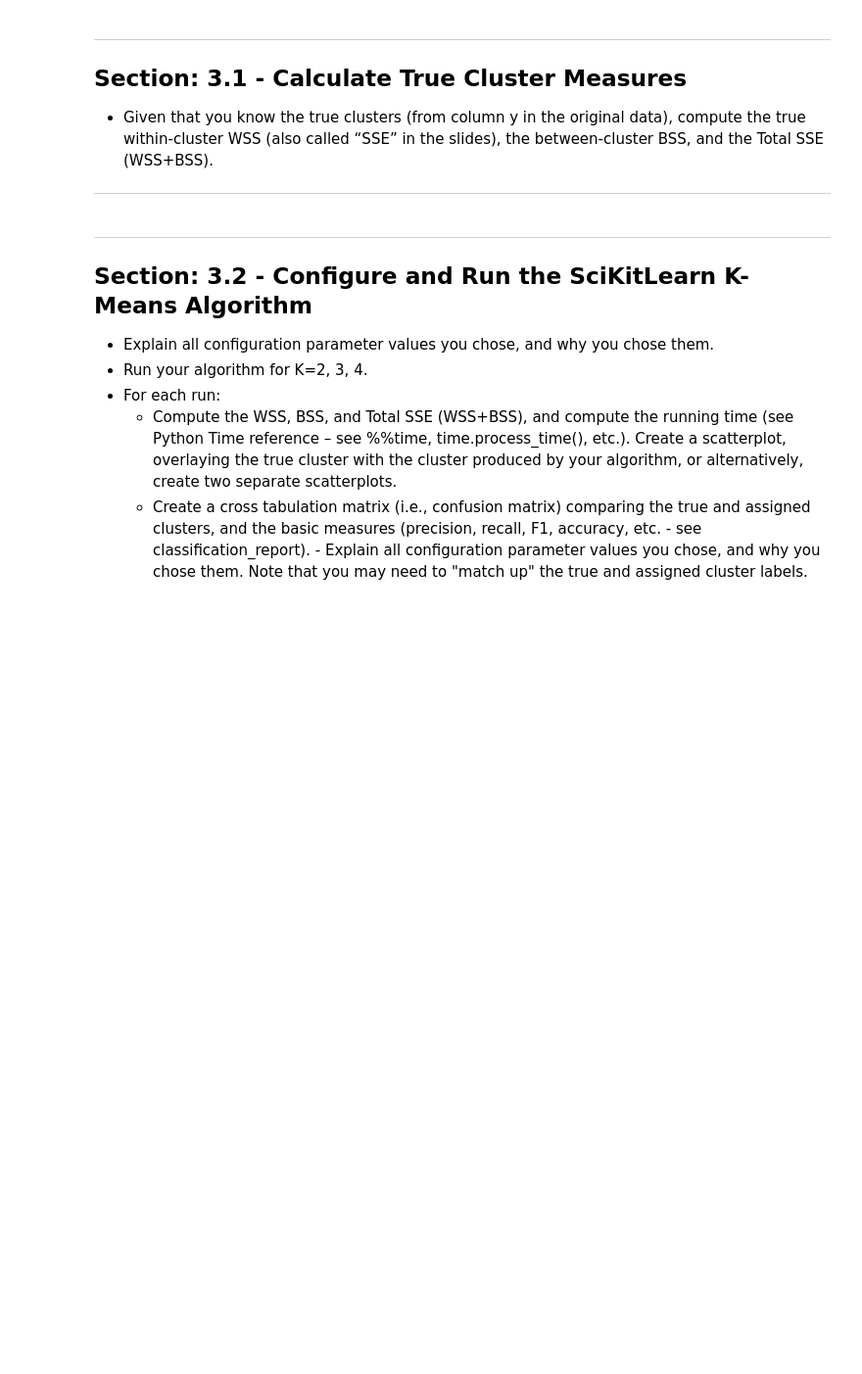
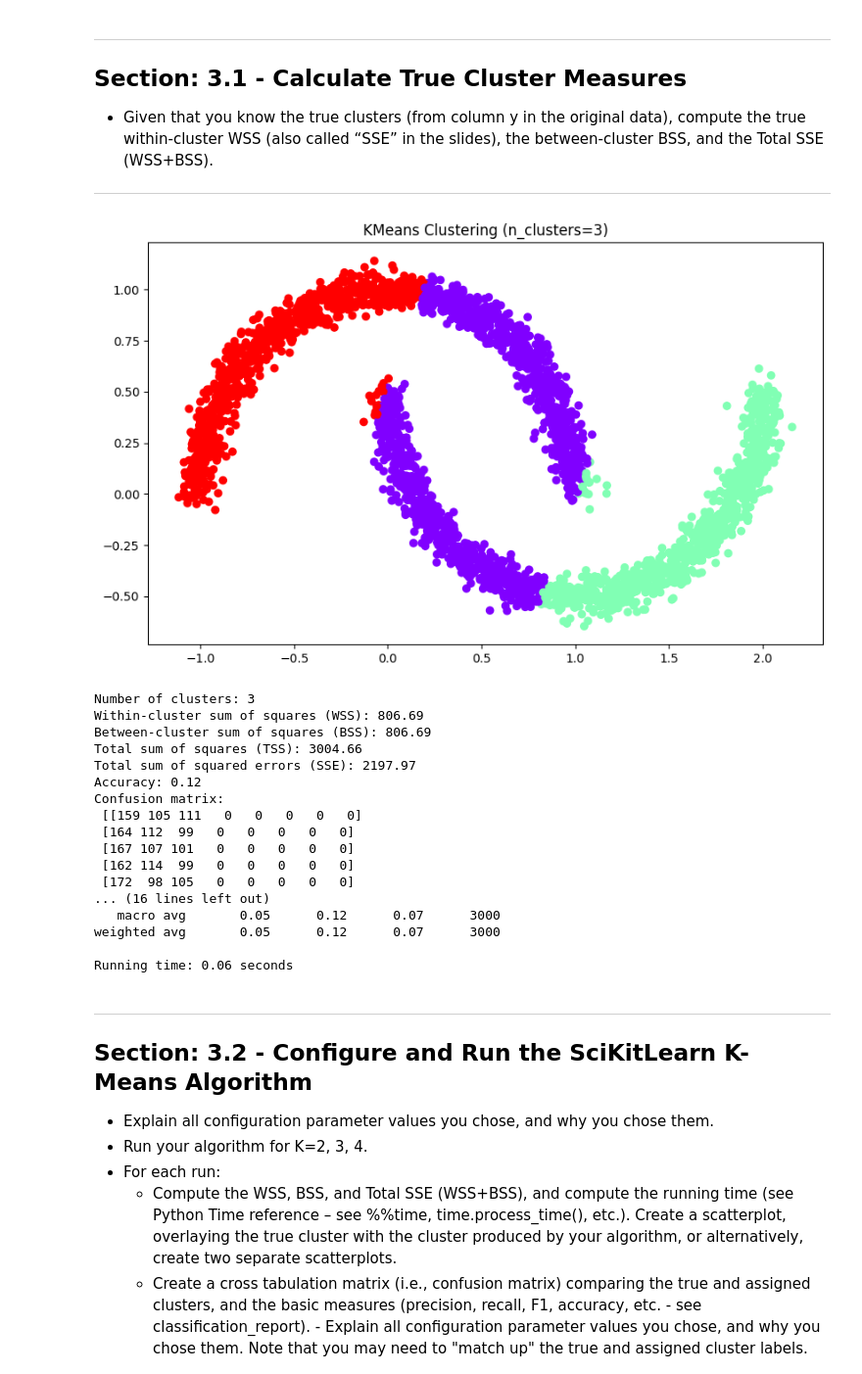
Before and after one commit to zhourichard19/CSE5243, a Jupyter notebook: Homework4/CSE5243_Clustering_HW_Template_V6.ipynb, the cells around one changed output. Shown at 98% size. Saved outputs shown, nothing was run; the diff lists cells and outputs as text; code cells hidden in the pictures; blank space fills up the shorter version.

Commit message:
Clustering for HW4

```diff
--- a/Homework4/CSE5243_Clustering_HW_Template_V6.ipynb
+++ b/Homework4/CSE5243_Clustering_HW_Template_V6.ipynb
@@ -211,3 +260,7 @@ Note that you may need to "match up" the true and assigned cluster labels.  See
 ## Section: 2.1 - Calculate True Cluster Measures
 - Given that you know the true clusters (from column y in the original data), compute the true within-cluster WSS (also called “SSE” in the slides), the between-cluster BSS, and the Total SSE (WSS+BSS).
 ***
+# %%
+large_data1 = pd.read_csv('../Homework4/large1_Xydf.csv')
+X = large_data1[['X0','X1']].to_numpy()
+true_y = large_data1['y'].to_numpy()
@@ -238,6 +299,31 @@ Note that you may need to "match up" the true and assigned cluster labels.  See
 ## Section: 3.1 - Calculate True Cluster Measures
 - Given that you know the true clusters (from column y in the original data), compute the true within-cluster WSS (also called “SSE” in the slides), the between-cluster BSS, and the Total SSE (WSS+BSS).
 ***
+# %%
+large_data2 = pd.read_csv('../Homework4/large2_Xydf.csv')
+X = large_data2[['X0','X1']].to_numpy()
+true_y = large_data1['y'].to_numpy()
+# %%
+evaluate_clustering(X, true_y, n_clusters=3)
+# %% [output]
+[figure, added]
+Number of clusters: 3
+Within-cluster sum of squares (WSS): 806.69
+Between-cluster sum of squares (BSS): 806.69
+Total sum of squares (TSS): 3004.66
+Total sum of squared errors (SSE): 2197.97
+Accuracy: 0.12
+Confusion matrix:
+ [[159 105 111   0   0   0   0   0]
+ [164 112  99   0   0   0   0   0]
+ [167 107 101   0   0   0   0   0]
+ [162 114  99   0   0   0   0   0]
+ [172  98 105   0   0   0   0   0]
+... (16 lines left out)
+   macro avg       0.05      0.12      0.07      3000
+weighted avg       0.05      0.12      0.07      3000
+
+Running time: 0.06 seconds
 # %% [markdown]
 ***
 ## Section: 3.2 - Configure and Run the SciKitLearn K-Means Algorithm
```
Also changed, not shown: parts of 14 cells of this notebook.
